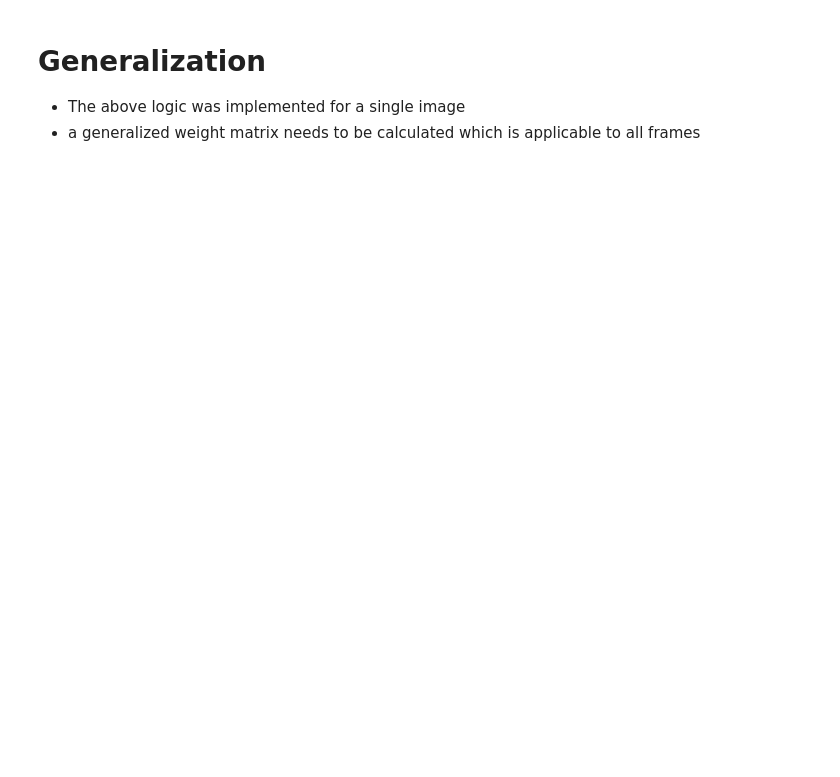
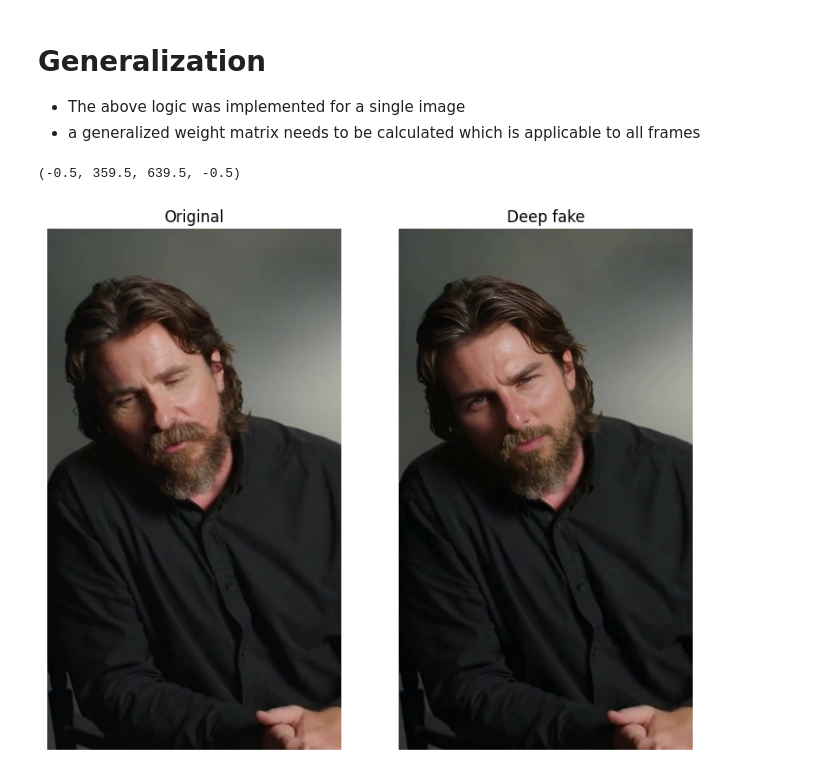
Before and after one commit to bryaanabraham/Deep-Fake-AI, a Jupyter notebook: Weights_deduction.ipynb, the cells around one changed output. Saved outputs shown, nothing was run; the diff lists cells and outputs as text; code cells hidden in the pictures; blank space fills up the shorter version.

```diff
--- a/Weights_deduction.ipynb
+++ b/Weights_deduction.ipynb
@@ -133,4 +121,18 @@ for i in range(1,len(fake_images)):
 df_difference = (df_original - df_fake) / len(fake_images)
 # %%
 weight_array = df_difference.to_numpy().reshape(640, 360, 3).astype(np.uint8)
+# %%
+fig, axes = plt.subplots(1, 2, figsize=(9,9))
+captions = ['Original', 'Deep fake',]
+
+axes[0].imshow(original_image_array)
+axes[0].set_title(captions[0])
+axes[0].axis('off')
+
+axes[1].imshow(fake_image_array)
+axes[1].set_title(captions[1])
+axes[1].axis('off')
+# %% [output]
+(-0.5, 359.5, 639.5, -0.5)
+[figure, added]
 # %%
```
Also changed, not shown: parts of 17 cells of this notebook.
